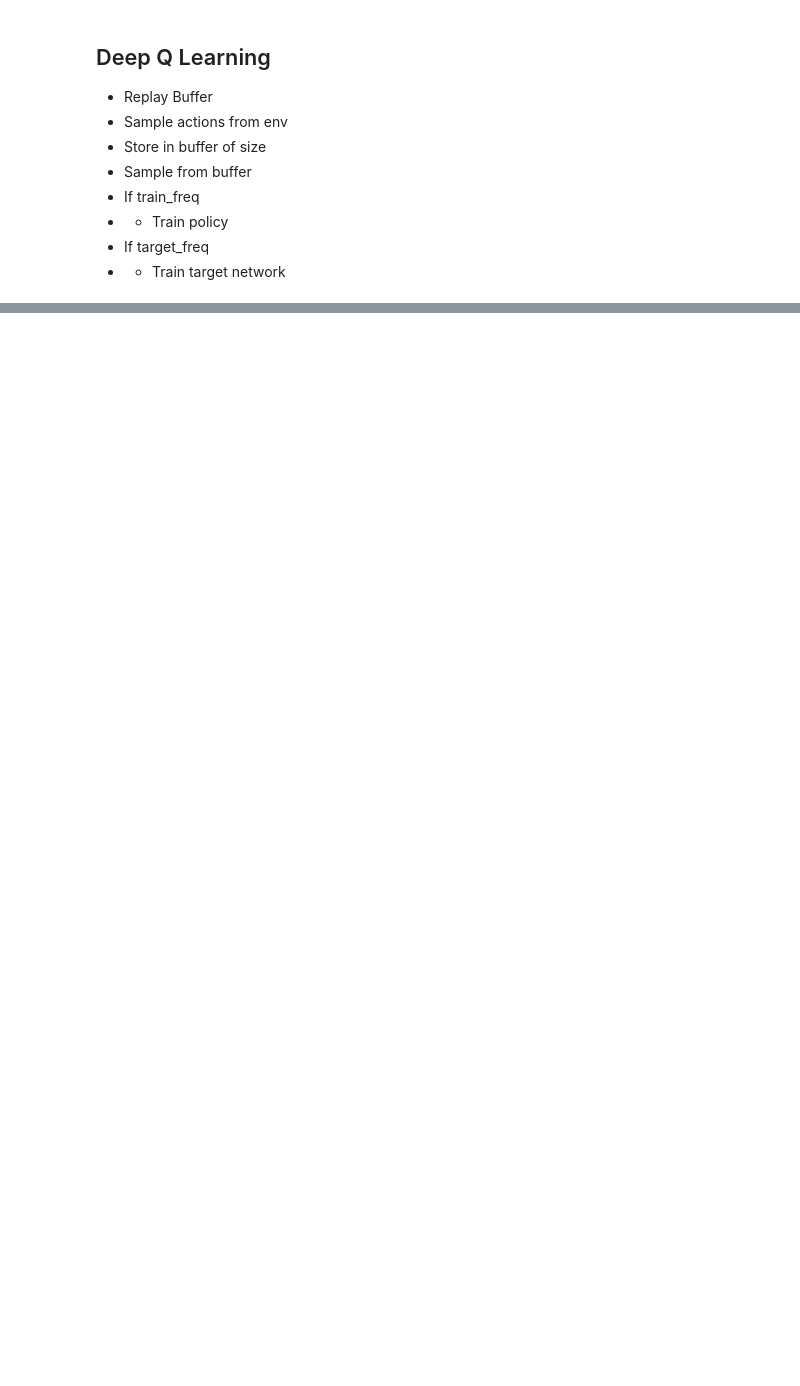
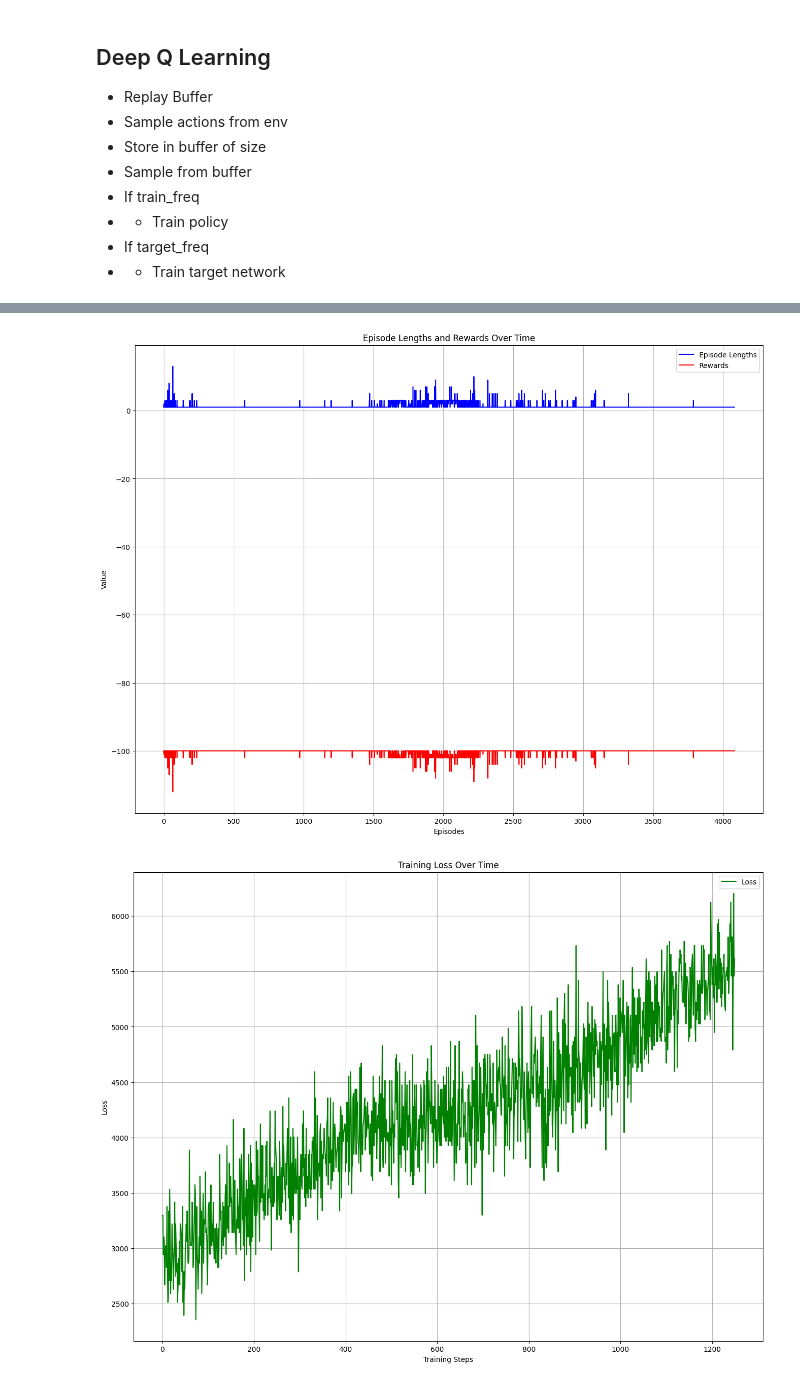
Before and after one commit to Ajinkya-Bhandare/rl_project, a Jupyter notebook: Exploration-grid-world-final.ipynb, the cells around one changed output, grey strips where cells are left out. Saved outputs shown, nothing was run; the diff lists cells and outputs as text; code cells hidden in the pictures; blank space fills up the shorter version.

```diff
--- a/Exploration-grid-world-final.ipynb
+++ b/Exploration-grid-world-final.ipynb
@@ -528,0 +520,21 @@ agent_model = dqn_agent.behavior_net
+# %%
+train_parameters = {
+    'observation_dim': 2,
+    'action_dim': 4,
+    'gamma': 0.9,
+
+    'epsilon':1,
+    'decay':0.99,
+    'min_epsilon':0.01,
+
+    'replay_buffer_size': 50_000,
+    'agent_frq': 4,
+    'target_frq': 1_000,
+
+    'batch_size': 256,
+    'learning_rate': 1e-3,
+    'num_steps': 10_000,
+    'model_name': "four_room.pt"
+}
+
+eps_lengths, losses, rewards = train_agent_again(dqn_agent, eps_lengths, losses, rewards, train_parameters)
@@ -529,3 +552,25 @@ agent_model = dqn_agent.behavior_net
+# %%
+# First plot: Episode lengths and rewards
+plt.plot(eps_lengths, c='b', label='Episode Lengths')
+plt.plot(rewards, c='r', label='Rewards')
+plt.title('Episode Lengths and Rewards Over Time')
+plt.xlabel('Episodes')
+plt.ylabel('Value')
+plt.legend()
+plt.grid(True)
+plt.show()
+
+# Second plot: Losses
+plt.plot(losses, c='g', label='Loss')
+plt.title('Training Loss Over Time')
+plt.xlabel('Training Steps')
+plt.ylabel('Loss')
+plt.legend()
+plt.grid(True)
+plt.show()
+# %% [output]
+[figure, added]
+[figure, added]
 # %%
 agent = Agent()
 state, done = env.reset()
```
Also changed, not shown: parts of 17 cells of this notebook, 6 other files.
